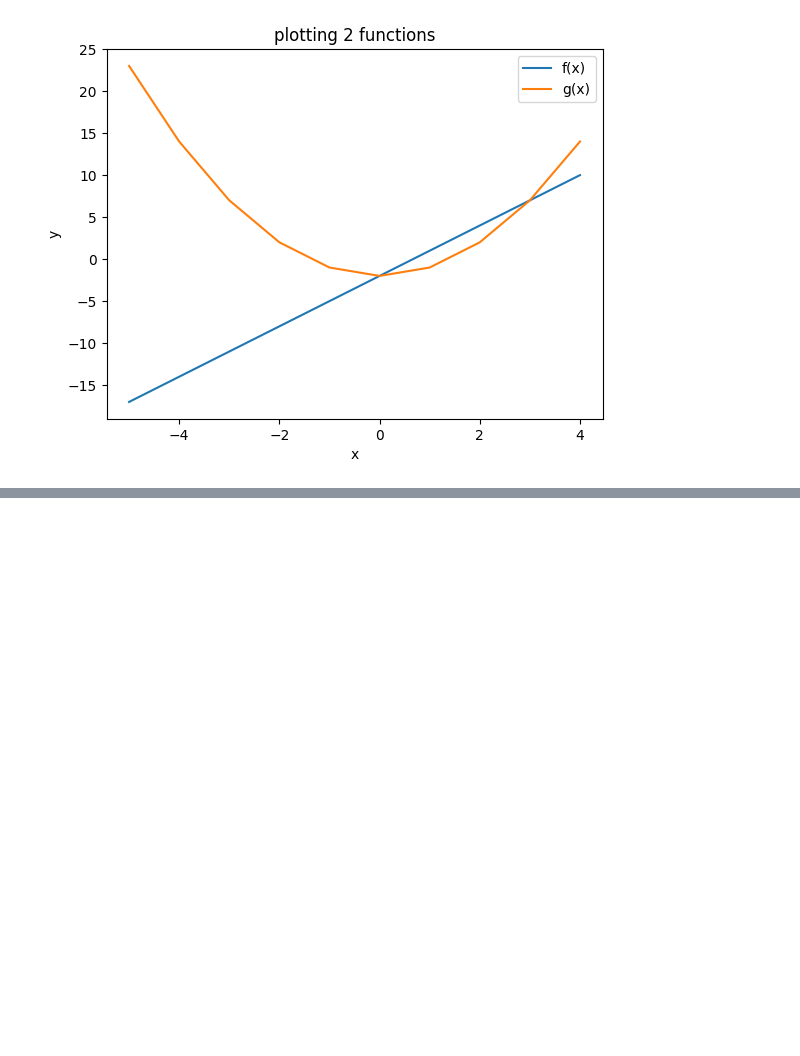
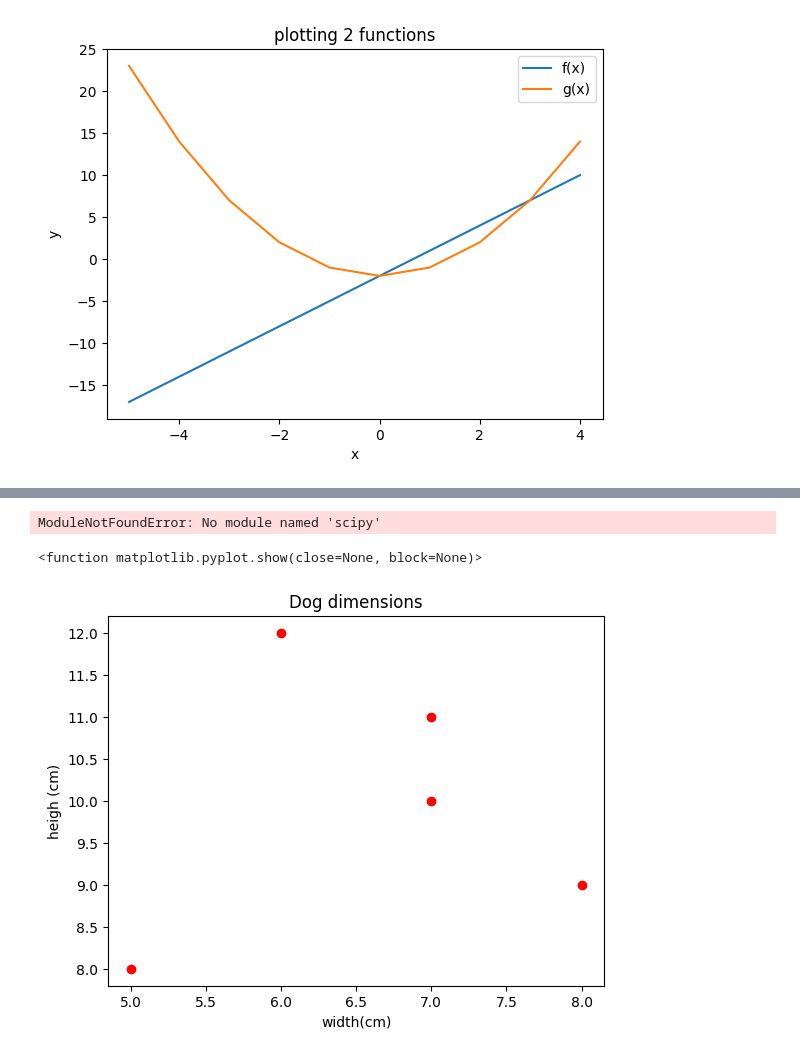
Before and after one commit to mosendamnit/Python-Muhsin-Ahmad-OPA23, a Jupyter notebook: practice_code/just_practicing.ipynb, the cells around one changed output, grey strips where cells are left out. Drawn from its saved outputs; the diff is of its cells as text; code cells hidden in the pictures; blank space fills up the shorter version.

Commit message:
classify the test points

```diff
--- a/practice_code/just_practicing.ipynb
+++ b/practice_code/just_practicing.ipynb
@@ -356,0 +447,40 @@ print(pichu_raw_file)
+# %%
+from scipy.spatial import distance
+
+# Define the test points
+test_points = [(25, 35), (15, 14), (26, 30), (22, 45)]
+
+# Define the combined data (x, y, label)
+combined_data = [
+    (20.12, 28.7, 0), (15.2, 27.1, 0), (17.2, 27.67, 0), (16.79, 34.37, 0), (20.89, 31.48, 0),
+    (20.41, 31.09, 0), (22.14, 26.71, 0), (15.7, 32.29, 0), (18.38, 26.63, 0), (15.24, 28.79, 0),
+    (18.14, 44.95, 1), (26.65, 41.5, 1), (26.18, 39.38, 1), (24.44, 40.18, 1), (21.2, 36.21, 1),
+    (25.69, 37.25, 1), (19.34, 38.38, 1), (23.22, 40.88, 1), (23.44, 37.3, 1), (29.45, 37.2, 1)
+]
+
+# Calculate distances and classify test points
+for test_point in test_points:
+    distances = [distance.euclidean(test_point, (x, y)) for x, y, label in combined_data]
+    closest_point_label = min(enumerate(distances), key=lambda x: x[1])[0]
+    print(f"Test point {test_point} is classified as {combined_data[closest_point_label][2]} (0 for Pichu, 1 for Pikachu)")
+# %% [output]
+ModuleNotFoundError: No module named 'scipy'
+# %%
+Dog= [ (5, 8) ,(7, 10) ,(6, 12),(8, 9),(7, 11)]
+
+import matplotlib.pyplot as plt
+
+
+x_dog, y_dog = zip(*Dog)
+
+plt.scatter(x_dog,y_dog , color= "Red")
+
+plt.xlabel("width(cm)")
+plt.ylabel("heigh (cm)")
+
+plt.title("Dog dimensions")
+
+plt.show
+# %% [output]
+<function matplotlib.pyplot.show(close=None, block=None)>
+[figure, added]
```
Also changed, not shown: parts of 14 cells of this notebook.
